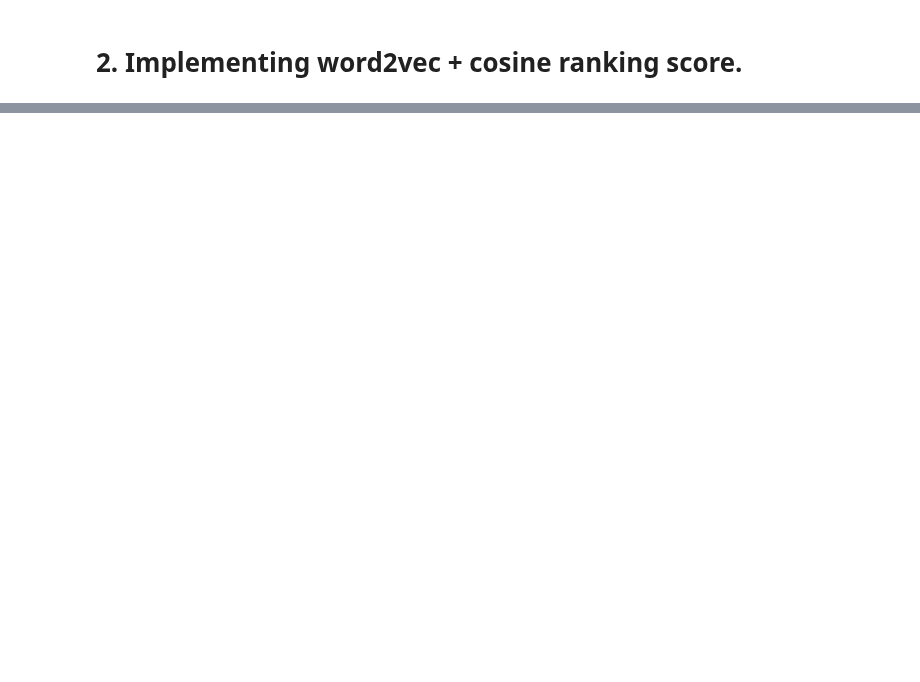
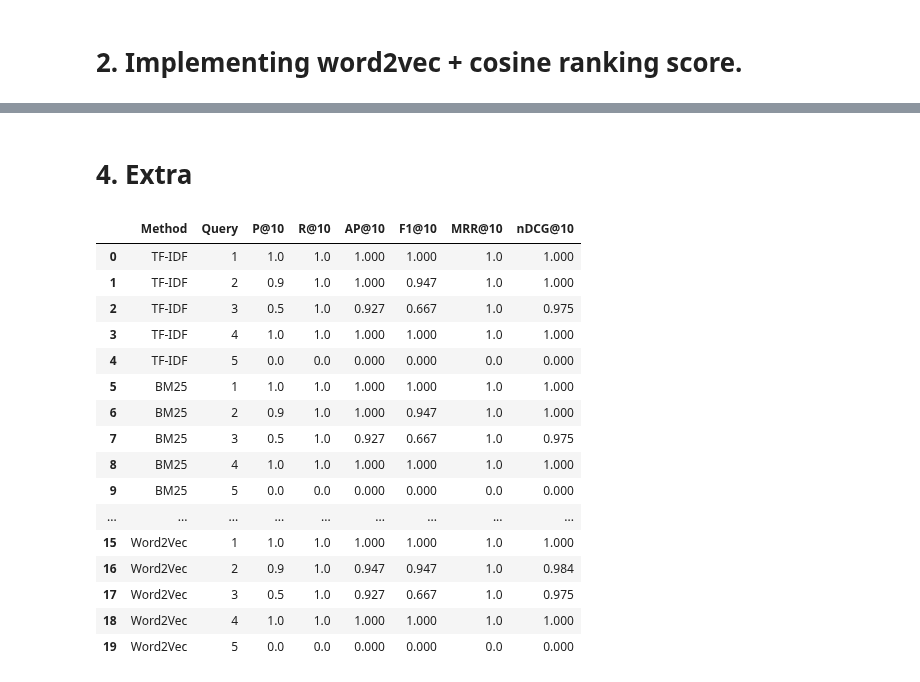
Before and after one commit to juliaaaloopez/irwa_search_engine_G_011, a Jupyter notebook: project_progress/part_3/Part_3.ipynb, the cells around one changed output, grey strips where cells are left out. Cells and saved outputs as stored; diff of their text form; code cells hidden in the pictures; blank space fills up the shorter version.

Commit message:
minor issues fixed and start extras

```diff
--- a/project_progress/part_3/Part_3.ipynb
+++ b/project_progress/part_3/Part_3.ipynb
@@ -13,5 +17,5 @@ import matplotlib.pyplot as plt
 # %%
-data_path = r"C:\Users\User\OneDrive\Desktop\RIAW\irwa_search_engine_G_011\project_progress\processed_dataset.csv"
+data_path = os.path.join("..", "..", "data", "processed_dataset.csv")
 
 df = pd.read_csv(
     data_path,
@@ -706,0 +714,2 @@ Query: blue shirt round neck machine wash
+# %% [markdown]
+# 4. Extra
@@ -706,0 +925,61 @@ Query: blue shirt round neck machine wash
+# %%
+# Define ground truth for each query (your expert labels)
+ground_truth = {
+    1: [1, 1, 1, 1, 1, 1, 1, 1, 1, 1],
+    2: [1, 1, 1, 1, 1, 1, 1, 1, 1, 0],
+    3: [1, 1, 1, 0, 1, 1, 0, 0, 0, 0],
+    4: [1, 1, 1, 1, 1, 1, 1, 1, 1, 1],
+    5: [0, 0, 0, 0, 0, 0, 0, 0, 0, 0]
+}
+# %%
+eval_rows = []
+
+eval_rows += evaluate_method(
+    "TF-IDF",
+    lambda q: search_tfidf(q, inverted_index, idf_scores, df_indexed, k=10),
+    five_query_list,
+    ground_truth
+)
+
+eval_rows += evaluate_method(
+    "BM25",
+    lambda q: search_bm25(q, inverted_index, bm25_idf_scores, df_indexed, k=10),
+    five_query_list,
+    ground_truth
+)
+
+eval_rows += evaluate_method(
+    "CustomScore",
+    lambda q: search_custom(q, inverted_index, bm25_idf_scores, df_indexed, brand_avg_ratings, k=10),
+    five_query_list,
+    ground_truth
+)
+
+eval_rows += evaluate_method(
+    "Word2Vec",
+    lambda q: search_word2vec(q, inverted_index, df_indexed, word2vec_model, k=10),
+    five_query_list,
+    ground_truth
+)
+# %%
+comparison_df = pd.DataFrame(eval_rows)
+comparison_df = comparison_df.round(3)
+comparison_df
+# %% [output]
+|  | Method | Query | P@10 | R@10 | AP@10 | F1@10 | MRR@10 | nDCG@10 |
+| 0 | TF-IDF | 1 | 1.0 | 1.0 | 1.000 | 1.000 | 1.0 | 1.000 |
+| 1 | TF-IDF | 2 | 0.9 | 1.0 | 1.000 | 0.947 | 1.0 | 1.000 |
+| 2 | TF-IDF | 3 | 0.5 | 1.0 | 0.927 | 0.667 | 1.0 | 0.975 |
+| 3 | TF-IDF | 4 | 1.0 | 1.0 | 1.000 | 1.000 | 1.0 | 1.000 |
+| 4 | TF-IDF | 5 | 0.0 | 0.0 | 0.000 | 0.000 | 0.0 | 0.000 |
+| 5 | BM25 | 1 | 1.0 | 1.0 | 1.000 | 1.000 | 1.0 | 1.000 |
+| 6 | BM25 | 2 | 0.9 | 1.0 | 1.000 | 0.947 | 1.0 | 1.000 |
+| 7 | BM25 | 3 | 0.5 | 1.0 | 0.927 | 0.667 | 1.0 | 0.975 |
+| 8 | BM25 | 4 | 1.0 | 1.0 | 1.000 | 1.000 | 1.0 | 1.000 |
+| 9 | BM25 | 5 | 0.0 | 0.0 | 0.000 | 0.000 | 0.0 | 0.000 |
+| ... | ... | ... | ... | ... | ... | ... | ... | ... |
+| 15 | Word2Vec | 1 | 1.0 | 1.0 | 1.000 | 1.000 | 1.0 | 1.000 |
+| 16 | Word2Vec | 2 | 0.9 | 1.0 | 0.947 | 0.947 | 1.0 | 0.984 |
+| 17 | Word2Vec | 3 | 0.5 | 1.0 | 0.927 | 0.667 | 1.0 | 0.975 |
+| 18 | Word2Vec | 4 | 1.0 | 1.0 | 1.000 | 1.000 | 1.0 | 1.000 |
+| 19 | Word2Vec | 5 | 0.0 | 0.0 | 0.000 | 0.000 | 0.0 | 0.000 |
```
Also changed, not shown: parts of 17 cells of this notebook, 1 other file.
